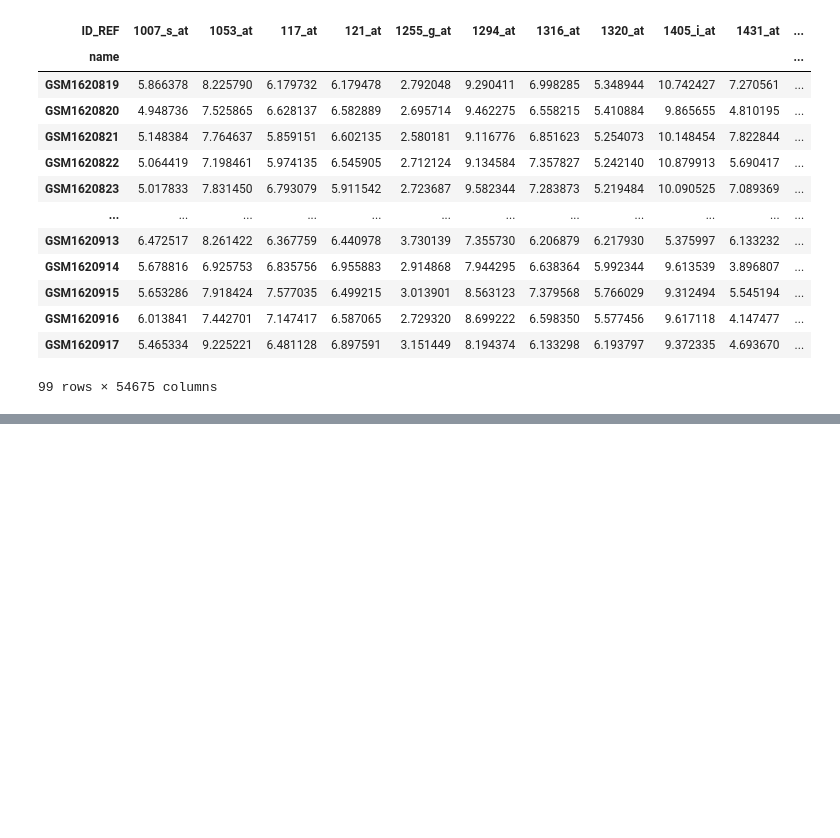
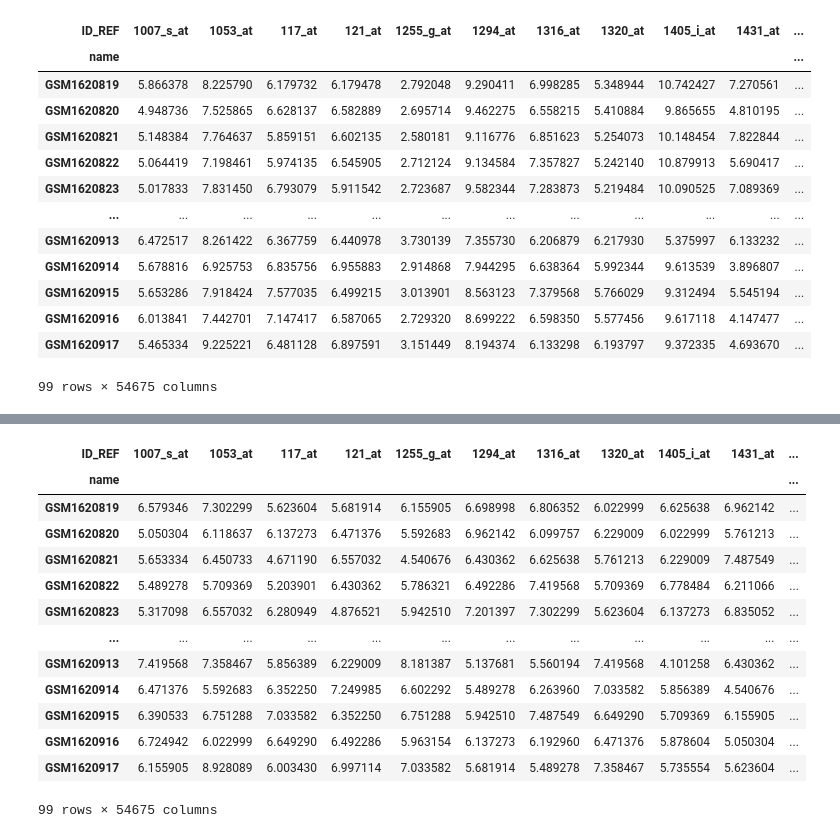
Before and after one commit to surjdev/AIBI_Analytic_tools, a Jupyter notebook: notebooks/implement_github.ipynb, the cells around one changed output, grey strips where cells are left out. Saved outputs shown, nothing was run; the diff lists cells and outputs as text; code cells hidden in the pictures; blank space fills up the shorter version.

```diff
--- a/notebooks/implement_github.ipynb
+++ b/notebooks/implement_github.ipynb
@@ -167,0 +228,18 @@ exprsdata.to_csv(r'D:\Workspace_PC\AIBI_Analytic_Tools\data\processed\expressed_
+# %%
+rank_mean = exprsdata.stack().groupby(exprsdata.rank(method='first').stack().astype(int)).mean()
+exprsdata.rank(method='min').stack().astype(int).map(rank_mean).unstack()
+# %% [output]
+| ID_REF | 1007_s_at | 1053_at | 117_at | 121_at | 1255_g_at | 1294_at | 1316_at | 1320_at | 1405_i_at | 1431_at | ... |
+| name |  |  |  |  |  |  |  |  |  |  | ... |
+| GSM1620819 | 6.579346 | 7.302299 | 5.623604 | 5.681914 | 6.155905 | 6.698998 | 6.806352 | 6.022999 | 6.625638 | 6.962142 | ... |
+| GSM1620820 | 5.050304 | 6.118637 | 6.137273 | 6.471376 | 5.592683 | 6.962142 | 6.099757 | 6.229009 | 6.022999 | 5.761213 | ... |
+| GSM1620821 | 5.653334 | 6.450733 | 4.671190 | 6.557032 | 4.540676 | 6.430362 | 6.625638 | 5.761213 | 6.229009 | 7.487549 | ... |
+| GSM1620822 | 5.489278 | 5.709369 | 5.203901 | 6.430362 | 5.786321 | 6.492286 | 7.419568 | 5.709369 | 6.778484 | 6.211066 | ... |
+| GSM1620823 | 5.317098 | 6.557032 | 6.280949 | 4.876521 | 5.942510 | 7.201397 | 7.302299 | 5.623604 | 6.137273 | 6.835052 | ... |
+| ... | ... | ... | ... | ... | ... | ... | ... | ... | ... | ... | ... |
+| GSM1620913 | 7.419568 | 7.358467 | 5.856389 | 6.229009 | 8.181387 | 5.137681 | 5.560194 | 7.419568 | 4.101258 | 6.430362 | ... |
+| GSM1620914 | 6.471376 | 5.592683 | 6.352250 | 7.249985 | 6.602292 | 5.489278 | 6.263960 | 7.033582 | 5.856389 | 4.540676 | ... |
+| GSM1620915 | 6.390533 | 6.751288 | 7.033582 | 6.352250 | 6.751288 | 5.942510 | 7.487549 | 6.649290 | 5.709369 | 6.155905 | ... |
+| GSM1620916 | 6.724942 | 6.022999 | 6.649290 | 6.492286 | 5.963154 | 6.137273 | 6.192960 | 6.471376 | 5.878604 | 5.050304 | ... |
+| GSM1620917 | 6.155905 | 8.928089 | 6.003430 | 6.997114 | 7.033582 | 5.681914 | 5.489278 | 7.358467 | 5.735554 | 5.623604 | ... |
+99 rows × 54675 columns
```
Also changed, not shown: parts of 21 cells of this notebook, 3 other files.
